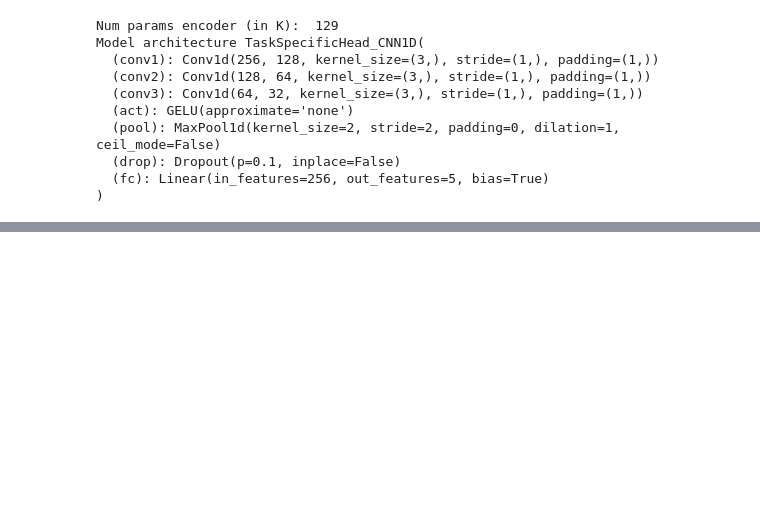
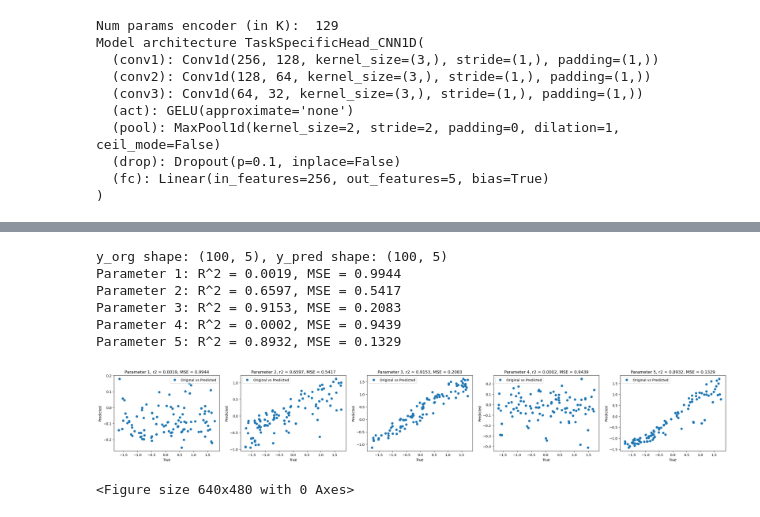
Before and after one commit to lanl/MORPH, a Jupyter notebook: experiments/ft_llnl_jag/icf_data.ipynb, the cells around one changed output, grey strips where cells are left out. Drawn from its saved outputs; the diff is of its cells as text; code cells hidden in the pictures; blank space fills up the shorter version.

```diff
--- a/experiments/ft_llnl_jag/icf_data.ipynb
+++ b/experiments/ft_llnl_jag/icf_data.ipynb
@@ -536,0 +694,31 @@ torch.save(head.state_dict(), os.path.join(model_dir, 'head_ft_icf.pth'))
+# %%
+# plot y_org vs y_pred
+def plot_ytrue_vs_ypred(y_org, y_pred):
+    y_org_arr = np.concatenate(y_org, axis=0)
+    y_pred_arr =  np.concatenate(y_pred, axis=0)
+    print(f'y_org shape: {y_org_arr.shape}, y_pred shape: {y_pred_arr.shape}')
+    plt.figure(figsize=(32, 4))
+    for c in range(y_org_arr.shape[1]):
+        r2 = np.corrcoef(y_org_arr[:, c], y_pred_arr[:, c])[0, 1] ** 2
+        mse = np.mean((y_org_arr[:, c] - y_pred_arr[:, c])**2)
+        print(f'Parameter {c+1}: R^2 = {r2:.4f}, MSE = {mse:.4f}')
+        plt.subplot(1, 5, c+1)
+        plt.plot(y_org_arr[:, c], y_pred_arr[:, c], 'o', label='Original vs Predicted')
+        plt.title(f'Parameter {c+1}, r2 = {r2:.4f}, MSE = {mse:.4f}')
+        plt.xlabel('True')
+        plt.ylabel('Predicted')
+        plt.legend()
+    plt.show()
+    plt.savefig(os.path.join(HERE, 'ytrue_vs_ypred.png'), dpi=300)
+
+# plot for all parameters
+plot_ytrue_vs_ypred(y_org, y_pred)
+# %% [output]
+y_org shape: (100, 5), y_pred shape: (100, 5)
+Parameter 1: R^2 = 0.0019, MSE = 0.9944
+Parameter 2: R^2 = 0.6597, MSE = 0.5417
+Parameter 3: R^2 = 0.9153, MSE = 0.2083
+Parameter 4: R^2 = 0.0002, MSE = 0.9439
+Parameter 5: R^2 = 0.8932, MSE = 0.1329
+[figure, added]
+<Figure size 640x480 with 0 Axes>
```
Also changed, not shown: parts of 33 cells of this notebook.
